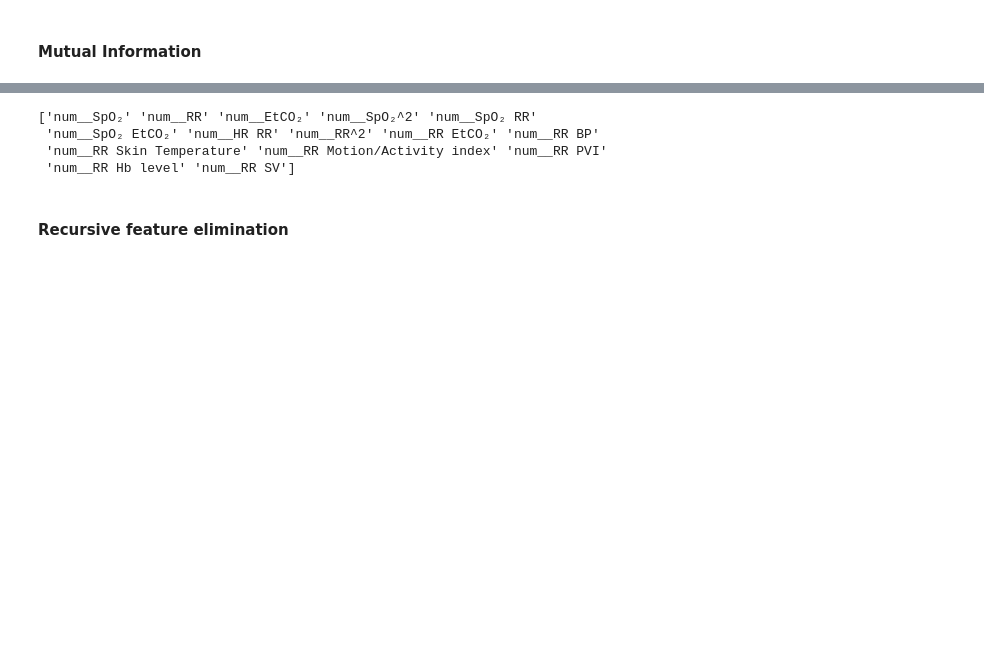
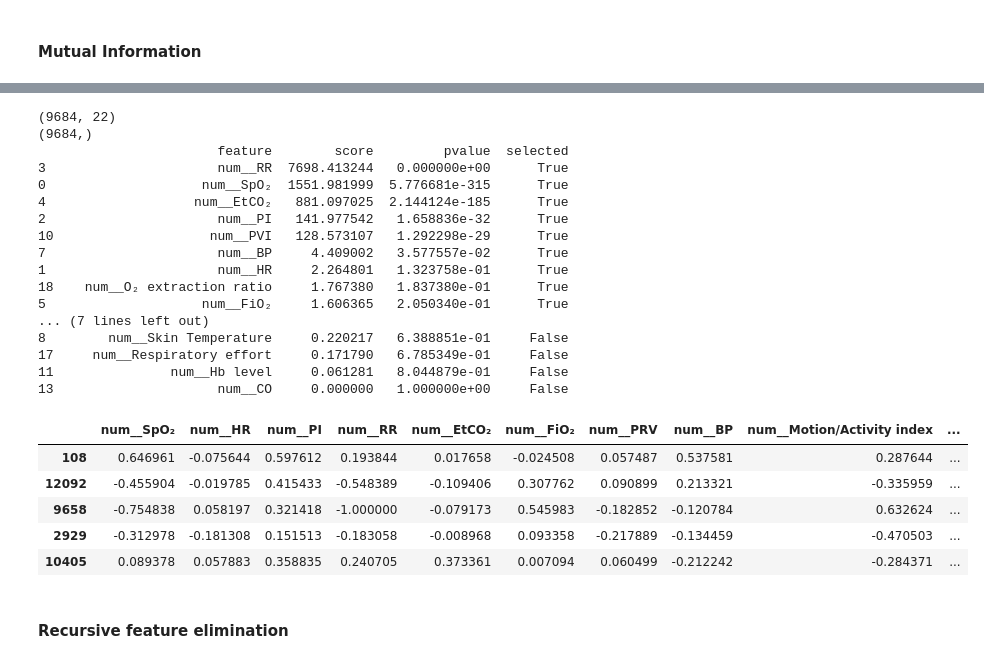
Before and after one commit to kurcinamarian/IAU, a Jupyter notebook: phase_2.ipynb, the cells around one changed output, grey strips where cells are left out. Saved outputs shown, nothing was run; the diff lists cells and outputs as text; code cells hidden in the pictures; blank space fills up the shorter version.

```diff
--- a/phase_2.ipynb
+++ b/phase_2.ipynb
@@ -725,61 +701,85 @@ def get_numeric_columns(df):
     return df.select_dtypes(include=['int', 'float']).columns.tolist()
 
 numeric_pipeline = Pipeline([
-    #("power", PowerTransformer(method="yeo-johnson")),
-    ("poly", PolynomialFeatures(degree=2, include_bias=False)),
-    ("scaler", StandardScaler()),
-    #("scaler", MinMaxScaler(feature_range=(-1, 1)))
+    ("power", PowerTransformer(method="yeo-johnson")),
+    #("poly", PolynomialFeatures(degree=2, include_bias=False)),
+    #("scaler", StandardScaler()),
+    ("scaler", MinMaxScaler(feature_range=(-1, 1)))
 ])
 
 cat_pipeline = Pipeline([
     ('imputer', SimpleImputer(strategy='most_frequent')),
     ('encoder', OneHotEncoder(sparse_output=False, handle_unknown='ignore'))
 ])
 
 observation_pipeline = Pipeline([
     ("schema", EnforceSchema(schema=observation_schema)),
     ("ranges", EnforceValueRanges(ranges=valid_ranges)),
-    ("drop_geo", DropColumns(columns=['latitude', 'longitude'])),
-    ("drop_na", DropNA(how='any')),
-    ("remove_duplicates", RemoveDuplicates()),
-    ("variance_threshold", VarianceThreshold(threshold=0.01).set_output(transform="pandas")),
+    ("drop_geo", FunctionTransformer(drop_columns, kw_args={'columns': ['latitude', 'longitude']}, validate=False)),
+    ("drop_na", FunctionTransformer(drop_na, kw_args={'how': 'any'}, validate=False)),
     ("encode", ColumnTransformer([
         ('cat', cat_pipeline, []),
         ('num', numeric_pipeline, get_numeric_columns)
-    ], remainder='passthrough').set_output(transform="pandas")),
+    ], remainder='drop').set_output(transform="pandas")),
     ("select_kbest", SelectKBest(score_func=f_regression, k=15).set_output(transform="pandas"))
 
 ])
 
 station_pipeline = Pipeline([
     ("schema", EnforceSchema(schema=station_schema)),
-    ("drop_station_and_date", DropColumns(columns=['station', 'revision'])),
-    ("parse_location", ParseLocation(column='location')),
-    ("drop_na", DropNA(how='any')),
-    ("remove_duplicates", RemoveDuplicates()),
+    ("drop_station_and_date", FunctionTransformer(drop_columns, kw_args={'columns': ['station', 'revision']}, validate=False)),
+    ("parse_location", FunctionTransformer(parse_location, kw_args={'column': 'location'}, validate=False)),
+    ("drop_na", FunctionTransformer(drop_na, kw_args={'how': 'any'}, validate=False)),
     ("encode", ColumnTransformer([
         ('cat', cat_pipeline, ['continent', 'city', 'code']),
         ('num', numeric_pipeline, get_numeric_columns)
-    ], remainder='passthrough').set_output(transform="pandas")),
+    ], remainder='drop').set_output(transform="pandas")),
 ])
-
-
 
 
 transformed_observation = observation_pipeline.fit_transform(X_train, y_train)
 transformed_station = station_pipeline.fit_transform(pd.read_csv("dataset/station.csv", sep='\t'))
 
 select_kbest_step = observation_pipeline.named_steps['select_kbest']
 mask = select_kbest_step.get_support()
 column_transformer = observation_pipeline.named_steps['encode']
 feature_names = column_transformer.get_feature_names_out()
-selected_features = feature_names[mask]
-print(selected_features)
+scores = select_kbest_step.scores_
+pvalues = select_kbest_step.pvalues_
+
+kbest_df = pd.DataFrame({
+    'feature': feature_names,
+    'score': scores,
+    'pvalue': pvalues,
+    'selected': mask
+}).sort_values('score', ascending=False)
+
+print(kbest_df)
+transformed_observation.head()
 # %% [output]
-['num__SpO₂' 'num__RR' 'num__EtCO₂' 'num__SpO₂^2' 'num__SpO₂ RR'
- 'num__SpO₂ EtCO₂' 'num__HR RR' 'num__RR^2' 'num__RR EtCO₂' 'num__RR BP'
- 'num__RR Skin Temperature' 'num__RR Motion/Activity index' 'num__RR PVI'
- 'num__RR Hb level' 'num__RR SV']
+(9684, 22)
+(9684,)
+                       feature        score         pvalue  selected
+3                      num__RR  7698.413244   0.000000e+00      True
+0                    num__SpO₂  1551.981999  5.776681e-315      True
+4                   num__EtCO₂   881.097025  2.144124e-185      True
+2                      num__PI   141.977542   1.658836e-32      True
+10                    num__PVI   128.573107   1.292298e-29      True
+7                      num__BP     4.409002   3.577557e-02      True
+1                      num__HR     2.264801   1.323758e-01      True
+18    num__O₂ extraction ratio     1.767380   1.837380e-01      True
+5                    num__FiO₂     1.606365   2.050340e-01      True
+... (7 lines left out)
+8        num__Skin Temperature     0.220217   6.388851e-01     False
+17     num__Respiratory effort     0.171790   6.785349e-01     False
+11               num__Hb level     0.061281   8.044879e-01     False
+13                     num__CO     0.000000   1.000000e+00     False
+|  | num__SpO₂ | num__HR | num__PI | num__RR | num__EtCO₂ | num__FiO₂ | num__PRV | num__BP | num__Motion/Activity index | ... |
+| 108 | 0.646961 | -0.075644 | 0.597612 | 0.193844 | 0.017658 | -0.024508 | 0.057487 | 0.537581 | 0.287644 | ... |
+| 12092 | -0.455904 | -0.019785 | 0.415433 | -0.548389 | -0.109406 | 0.307762 | 0.090899 | 0.213321 | -0.335959 | ... |
+| 9658 | -0.754838 | 0.058197 | 0.321418 | -1.000000 | -0.079173 | 0.545983 | -0.182852 | -0.120784 | 0.632624 | ... |
+| 2929 | -0.312978 | -0.181308 | 0.151513 | -0.183058 | -0.008968 | 0.093358 | -0.217889 | -0.134459 | -0.470503 | ... |
+| 10405 | 0.089378 | 0.057883 | 0.358835 | 0.240705 | 0.373361 | 0.007094 | 0.060499 | -0.212242 | -0.284371 | ... |
 # %% [markdown]
 #### Recursive feature elimination
 # %%
```
Also changed, not shown: parts of 15 cells of this notebook.
